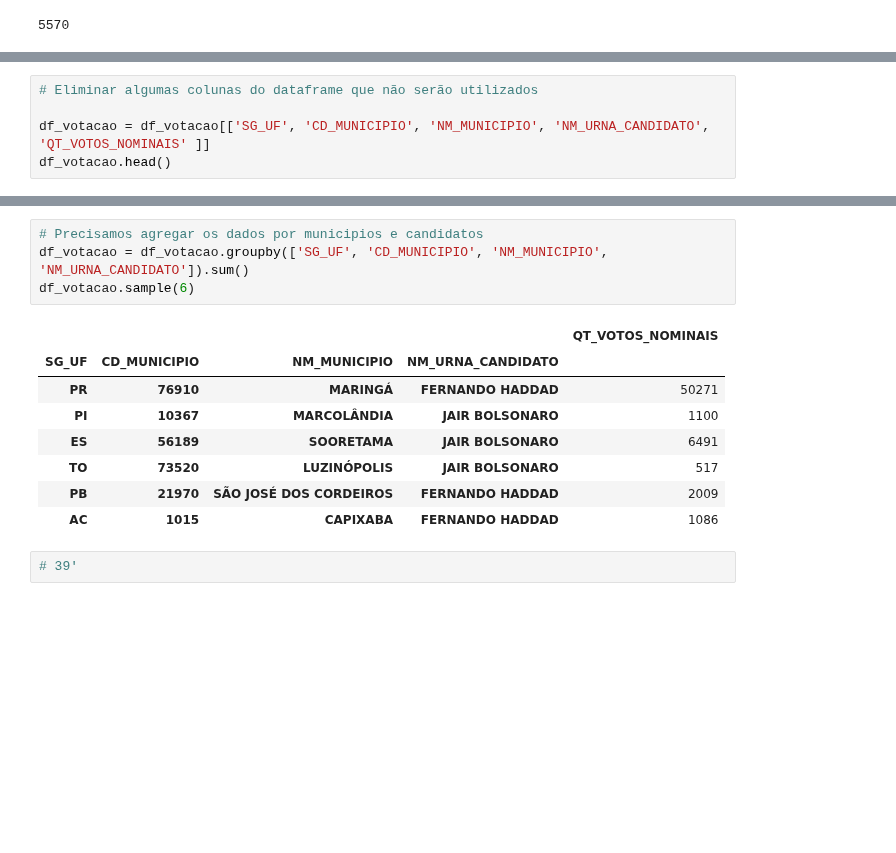
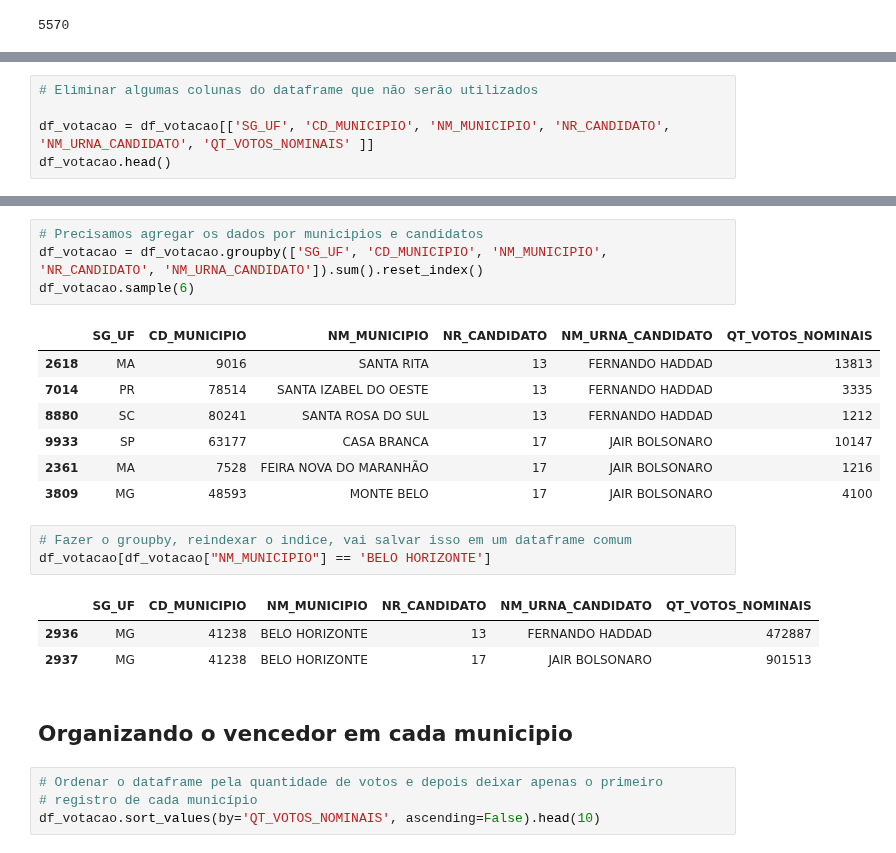
Before and after one commit to V1L3La/Learning-An-lise-de-Dados-em-Python, a Jupyter notebook: Mapa_das_Eleições_de_2018.ipynb, the cells around one changed output, grey strips where cells are left out. Drawn from its saved outputs; the diff is of its cells as text; blank space fills up the shorter version.

```diff
--- a/Mapa_das_Eleições_de_2018.ipynb
+++ b/Mapa_das_Eleições_de_2018.ipynb
@@ -218,6 +233,6 @@ df_votacao[df_votacao["NM_MUNICIPIO"] == 'BELO HORIZONTE']['NR_ZONA'].nunique()
 # %%
 # Eliminar algumas colunas do dataframe que não serão utilizados
 
-df_votacao = df_votacao[['SG_UF', 'CD_MUNICIPIO', 'NM_MUNICIPIO', 'NM_URNA_CANDIDATO', 'QT_VOTOS_NOMINAIS' ]]
+df_votacao = df_votacao[['SG_UF', 'CD_MUNICIPIO', 'NM_MUNICIPIO', 'NR_CANDIDATO', 'NM_URNA_CANDIDATO', 'QT_VOTOS_NOMINAIS' ]]
 df_votacao.head()
 # %% [output]
@@ -230,15 +262,25 @@ df_votacao.head()
 # %%
 # Precisamos agregar os dados por municipios e candidatos
-df_votacao = df_votacao.groupby(['SG_UF', 'CD_MUNICIPIO', 'NM_MUNICIPIO', 'NM_URNA_CANDIDATO']).sum()
+df_votacao = df_votacao.groupby(['SG_UF', 'CD_MUNICIPIO', 'NM_MUNICIPIO', 'NR_CANDIDATO', 'NM_URNA_CANDIDATO']).sum().reset_index()
 df_votacao.sample(6)
 # %% [output]
-|  |  |  |  | QT_VOTOS_NOMINAIS |
-| SG_UF | CD_MUNICIPIO | NM_MUNICIPIO | NM_URNA_CANDIDATO |  |
-| PR | 76910 | MARINGÁ | FERNANDO HADDAD | 50271 |
-| PI | 10367 | MARCOLÂNDIA | JAIR BOLSONARO | 1100 |
-| ES | 56189 | SOORETAMA | JAIR BOLSONARO | 6491 |
-| TO | 73520 | LUZINÓPOLIS | JAIR BOLSONARO | 517 |
-| PB | 21970 | SÃO JOSÉ DOS CORDEIROS | FERNANDO HADDAD | 2009 |
-| AC | 1015 | CAPIXABA | FERNANDO HADDAD | 1086 |
+|  | SG_UF | CD_MUNICIPIO | NM_MUNICIPIO | NR_CANDIDATO | NM_URNA_CANDIDATO | QT_VOTOS_NOMINAIS |
+| 2618 | MA | 9016 | SANTA RITA | 13 | FERNANDO HADDAD | 13813 |
+| 7014 | PR | 78514 | SANTA IZABEL DO OESTE | 13 | FERNANDO HADDAD | 3335 |
+| 8880 | SC | 80241 | SANTA ROSA DO SUL | 13 | FERNANDO HADDAD | 1212 |
+| 9933 | SP | 63177 | CASA BRANCA | 17 | JAIR BOLSONARO | 10147 |
+| 2361 | MA | 7528 | FEIRA NOVA DO MARANHÃO | 17 | JAIR BOLSONARO | 1216 |
+| 3809 | MG | 48593 | MONTE BELO | 17 | JAIR BOLSONARO | 4100 |
-# %%
-# 39'
+# %%
+# Fazer o groupby, reindexar o indice, vai salvar isso em um dataframe comum
+df_votacao[df_votacao["NM_MUNICIPIO"] == 'BELO HORIZONTE']
+# %% [output]
+|  | SG_UF | CD_MUNICIPIO | NM_MUNICIPIO | NR_CANDIDATO | NM_URNA_CANDIDATO | QT_VOTOS_NOMINAIS |
+| 2936 | MG | 41238 | BELO HORIZONTE | 13 | FERNANDO HADDAD | 472887 |
+| 2937 | MG | 41238 | BELO HORIZONTE | 17 | JAIR BOLSONARO | 901513 |
+# %% [markdown]
+## Organizando o vencedor em cada municipio
+# %%
+# Ordenar o dataframe pela quantidade de votos e depois deixar apenas o primeiro
+# registro de cada município
+df_votacao.sort_values(by='QT_VOTOS_NOMINAIS', ascending=False).head(10)
```
Also changed, not shown: parts of 6 cells of this notebook.
